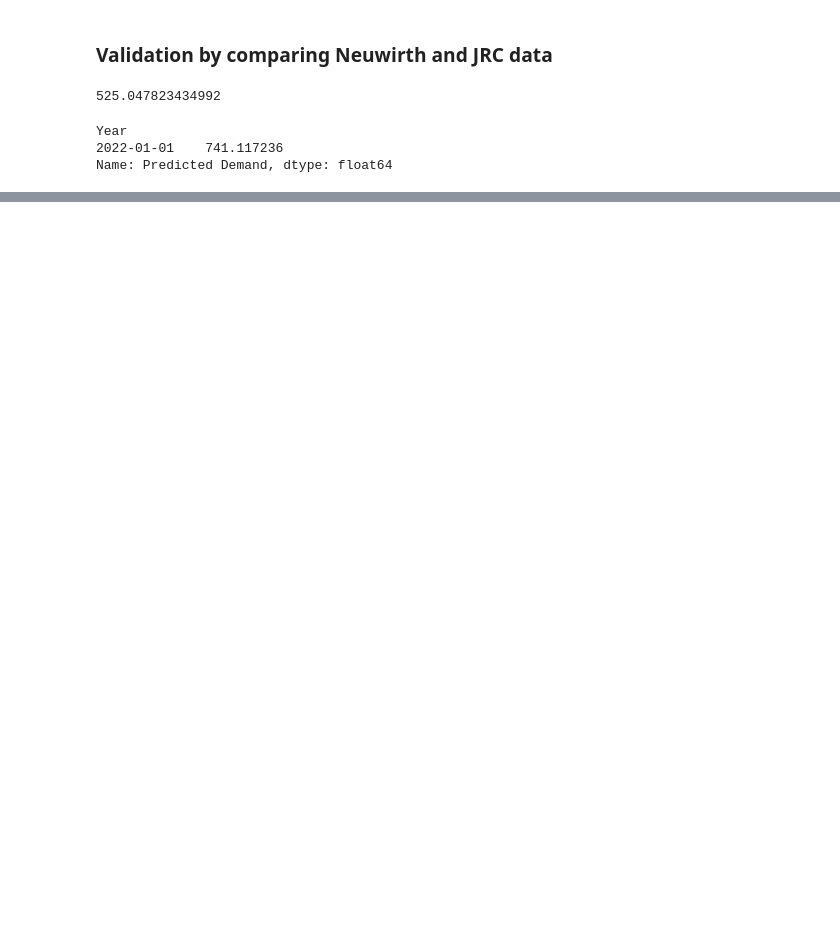
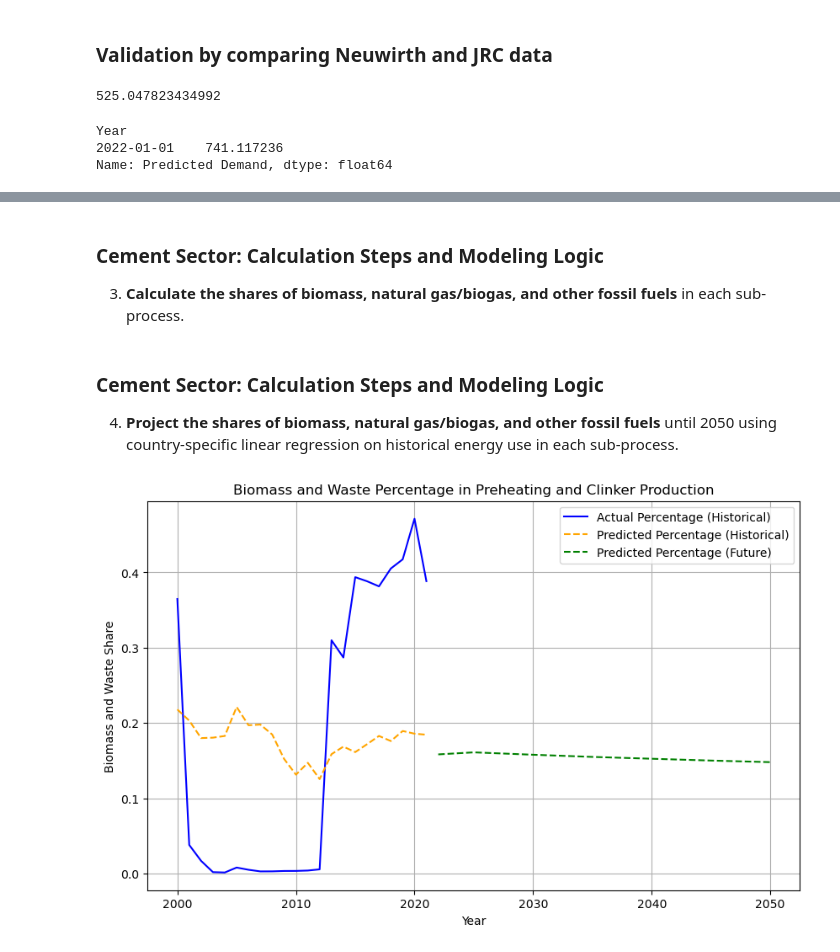
Before and after one commit to CSEI-EU/PtX-Markets, a Jupyter notebook: Scripts/Industry/Industry_demand.ipynb, the cells around one changed output, grey strips where cells are left out. Cells and saved outputs as stored; diff of their text form; code cells hidden in the pictures; blank space fills up the shorter version.

```diff
--- a/Scripts/Industry/Industry_demand.ipynb
+++ b/Scripts/Industry/Industry_demand.ipynb
@@ -850,0 +876,22 @@ cement_projection = apply_linear_target(cement_projection, "Predicted Remainder
+# %% [markdown]
+### Cement Sector: Calculation Steps and Modeling Logic
+
+3. **Calculate the shares of biomass, natural gas/biogas, and other fossil fuels** in each sub-process.
+# %%
+# Biomass and Waste Share
+# Combines biomass and waste usage from both preheating and clinker stages
+cement_ktoe["Biomass and Waste Share"] = (
+    cement_preheating["Biomass and waste"] + cement_clinker["Biomass and waste"]
+) / cement_ktoe["Cement"]
+
+# Natural Gas and Biogas Share
+cement_ktoe["NG/Biogas Share"] = (
+    cement_preheating["Natural gas and biogas"] + cement_clinker["Natural gas and biogas"]
+) / cement_ktoe["Cement"]
+
+# Remainder Fossil Fuel Share (LPG, Diesel Oil and Liquid biofuels, Fuel Oil, Other Liquids)
+# This assumes the remainder is total minus biomass/waste and NG/Biogas for each stage
+cement_ktoe["Other Fossil Fuel Share"] = (
+    (cement_preheating["Cement: Pre-heating and pre-calcination"] - cement_preheating["Biomass and waste"]- cement_preheating["Natural gas and biogas"]) +
+    (cement_clinker["Cement: Clinker production (kilns)"] - cement_clinker["Biomass and waste"] - cement_clinker["Natural gas and biogas"])
+) / cement_ktoe["Cement"]
@@ -850,0 +903,24 @@ cement_projection = apply_linear_target(cement_projection, "Predicted Remainder
+# %%
+# Replace NaN with 0 to ensure clean input for projecting the shares
+cement_ktoe = cement_ktoe.fillna(0)
+# %% [markdown]
+### Cement Sector: Calculation Steps and Modeling Logic
+
+4. **Project the shares of biomass, natural gas/biogas, and other fossil fuels** until 2050
+   using country-specific linear regression on historical energy use in each sub-process.
+# %%
+# -------------------------------------------------------------
+# Project biomass and waste fuel share using linear regression
+# -------------------------------------------------------------
+
+cement_projection_biomass_percentage = linear_regression_share_prediction(
+    demand_sector_df=cement_ktoe,                                                   # Historical cement sector data with fuel shares
+    future_data_df=cement_projection,                                               # Future cement demand projections (e.g., 2022–2050)
+    column_name_LR="Biomass and Waste Share",                                       # Dependent variable: historical fuel share to be projected
+    column_name_IV="Cement",                                                        # Independent variable: historical total cement energy (ktoe)
+    column_name_IV_future="Predicted Demand [ktoe]",                                # Independent variable for future data
+    graph_title="Biomass and Waste Percentage in Preheating and Clinker Production",  # Plot title
+    save=False                                                                      # Don't save to file (set to True if needed)
+)
+# %% [output]
+[figure, added]
```
Also changed, not shown: parts of 135 cells of this notebook.
